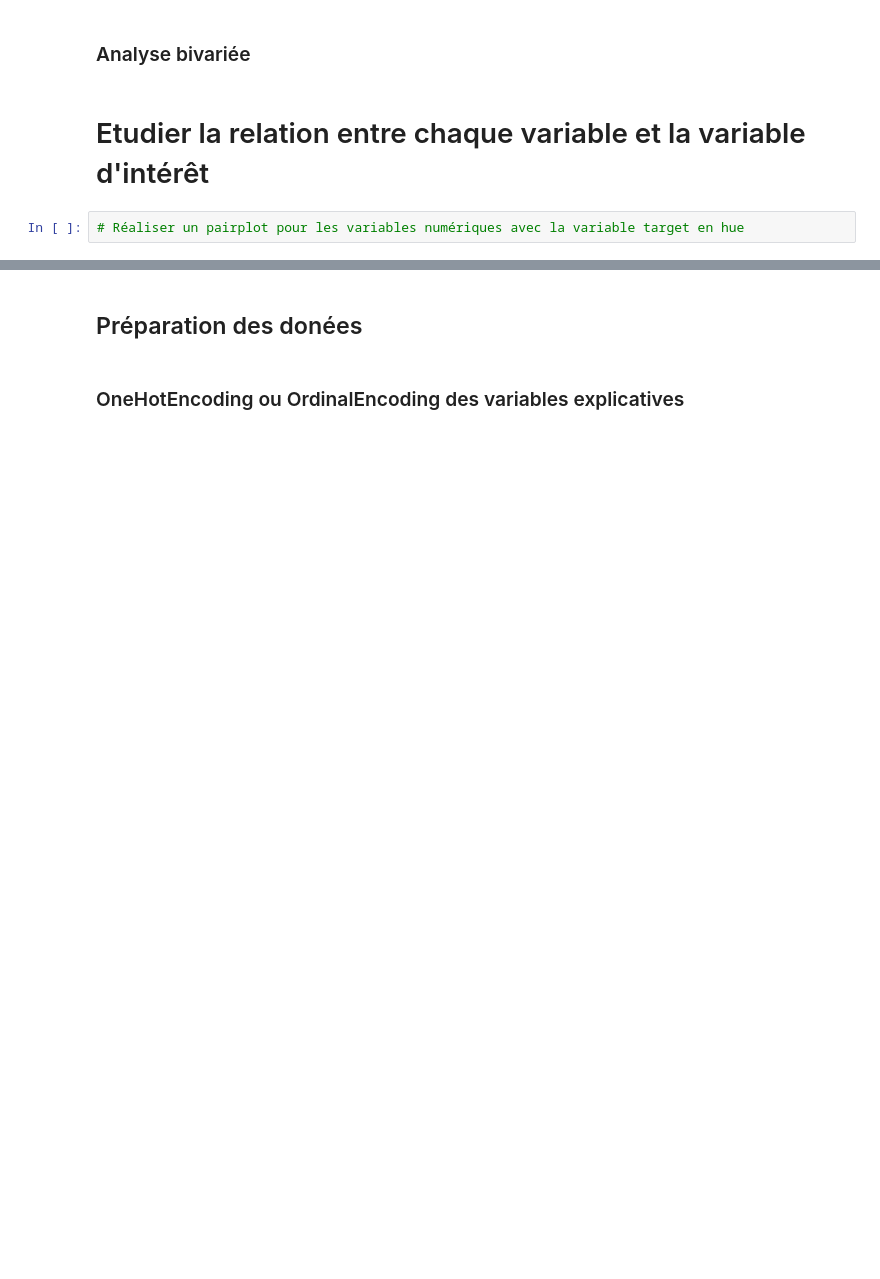
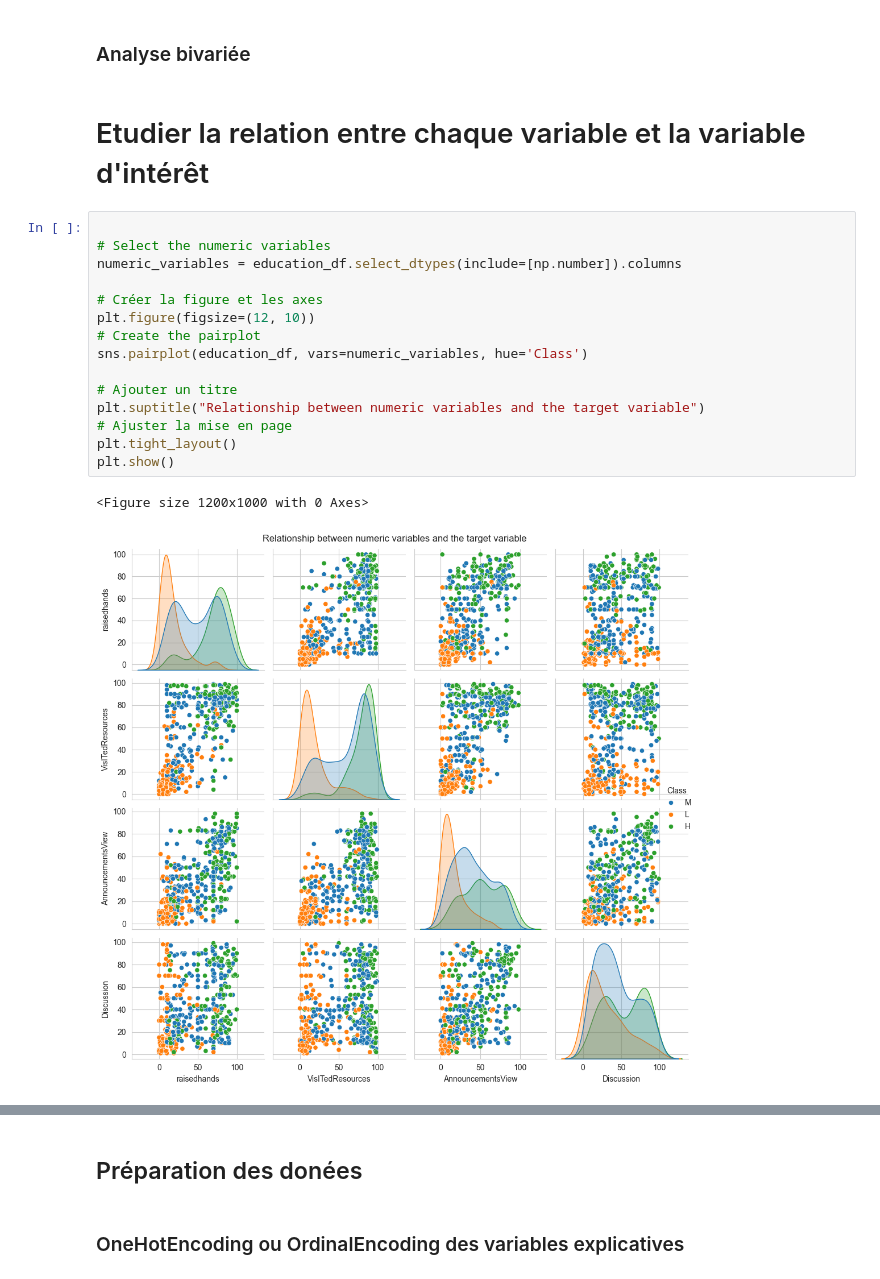
Before and after one commit to Staures92/Formation_Intermediaire, a Jupyter notebook: Machine Learning/1.2. Lab2 - Data Preprocessing - Student Performance Classification.ipynb, the cells around one changed output, grey strips where cells are left out. Cells and saved outputs as stored; diff of their text form; blank space fills up the shorter version.

```diff
--- a/Machine Learning/1.2. Lab2 - Data Preprocessing - Student Performance Classification.ipynb
+++ b/Machine Learning/1.2. Lab2 - Data Preprocessing - Student Performance Classification.ipynb
@@ -175,5 +187,21 @@ plt.show()
 ### Analyse bivariée
 # %% [markdown]
 # Etudier la relation entre chaque variable et la variable d'intérêt
-# %%
-# Réaliser un pairplot pour les variables numériques avec la variable target en hue
+# %%
+
+# Select the numeric variables
+numeric_variables = education_df.select_dtypes(include=[np.number]).columns
+
+# Créer la figure et les axes
+plt.figure(figsize=(12, 10))
+# Create the pairplot
+sns.pairplot(education_df, vars=numeric_variables, hue='Class')
+
+# Ajouter un titre
+plt.suptitle("Relationship between numeric variables and the target variable")
+# Ajuster la mise en page
+plt.tight_layout()
+plt.show()
+# %% [output]
+<Figure size 1200x1000 with 0 Axes>
+[figure, added]
```
Also changed, not shown: parts of 11 cells of this notebook.
